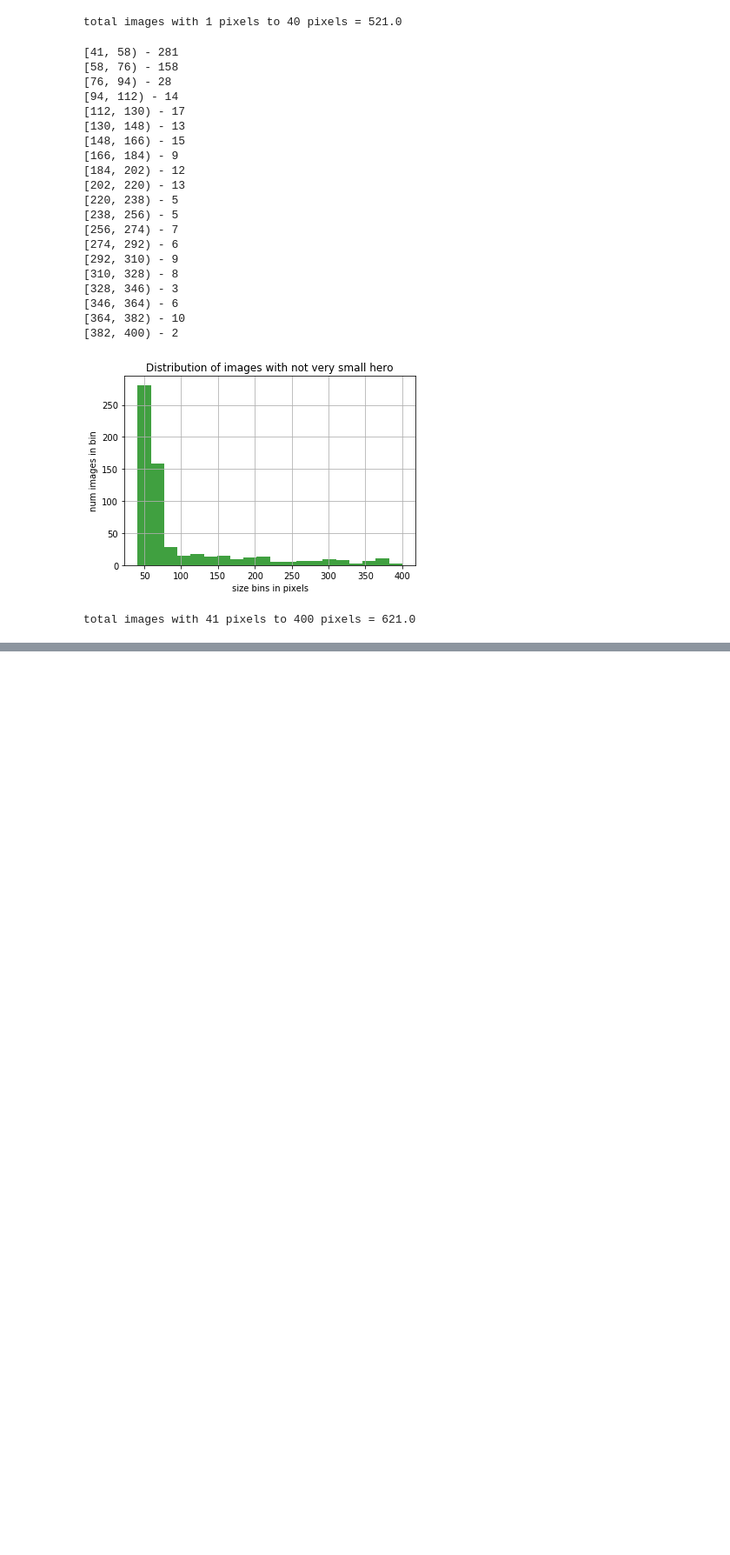
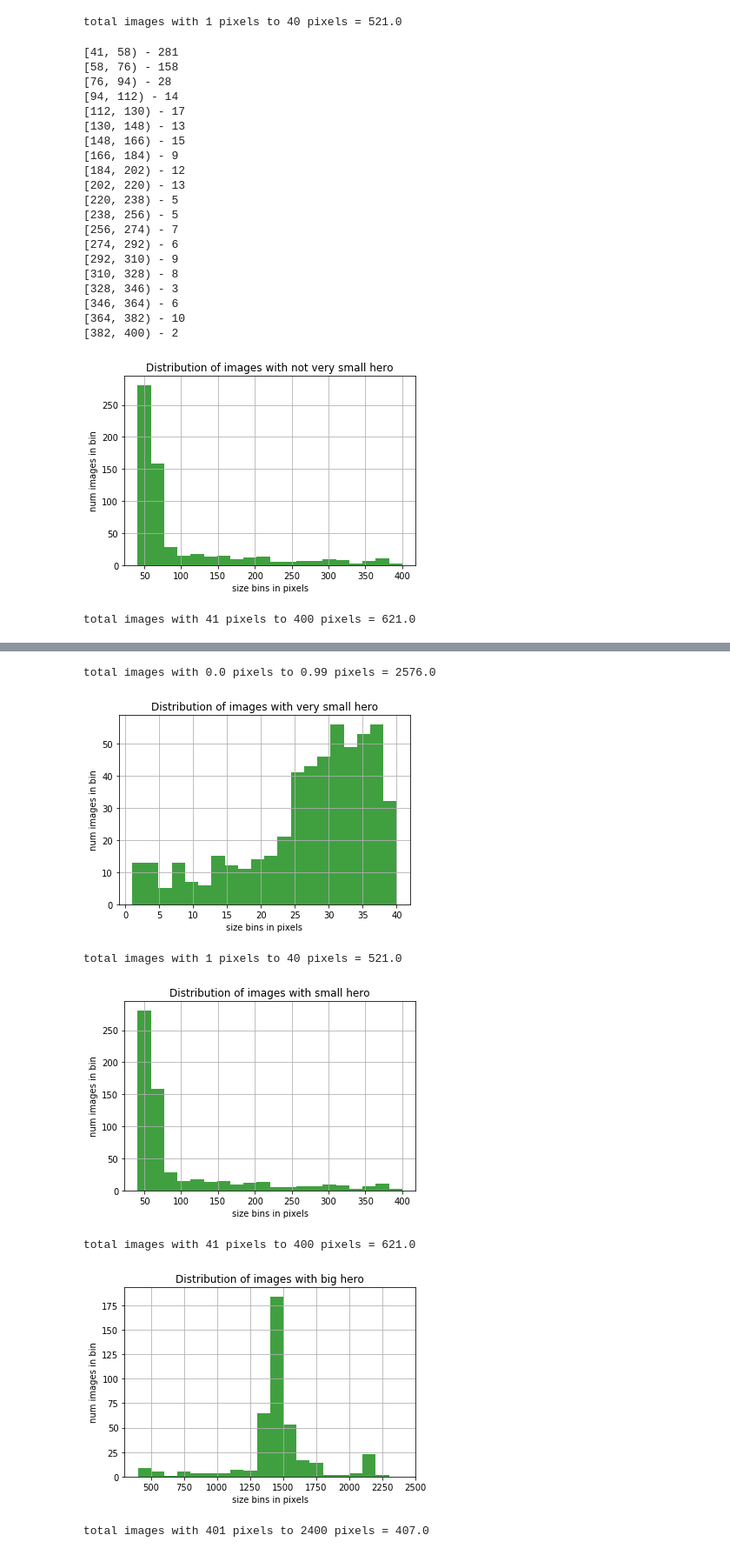
Before and after one commit to srini-x/RoboND-DeepLearning-Follow-Me, a Jupyter notebook: code/dataset_info.ipynb, the cells around one changed output, grey strips where cells are left out. Shown at 87% size. Drawn from its saved outputs; the diff is of its cells as text; code cells hidden in the pictures; blank space fills up the shorter version.

```diff
--- a/code/dataset_info.ipynb
+++ b/code/dataset_info.ipynb
@@ -25,14 +25,18 @@ def get_hero_percent(img_dir):
         percent_hero: percentage of images with hero in them
         total_files: total number of images
         num_blue_pix: a list of number of blue pixels per image
+        img_shape: x by y resolution of the images
 
     """
     total_files = 0
     total_hero = 0
     num_blue_pix = []
 
+
     os.chdir(img_dir)
-    for file in glob.glob("*.png"):
+    image_files = glob.glob("*.png")
+    img_shape = cv2.imread(image_files[0]).shape[:-1]
+    for file in image_files:
         total_files +=1
 
         img = cv2.imread(file)
@@ -44,7 +48,7 @@ def get_hero_percent(img_dir):
 
     percent_hero = 100. * total_hero / total_files
 
-    return percent_hero, total_files, num_blue_pix
+    return percent_hero, total_files, num_blue_pix, img_shape
 # %%
 def flip_and_save_images(img_dir, extension):
     """Doubles the image dataset by flipping each image. By Mithi Sevilla
@@ -65,7 +69,7 @@ def flip_and_save_images(img_dir, extension):
         flipped_img = np.fliplr(img)
         misc.imsave("flipped" + file, flipped_img)
 # %%
-def hero_distribution(input_data, title, num_bins, data_range, color='green'):
+def hero_distribution(input_data, title, num_bins, data_range, color='green', show_data=True):
     """Plots a histogram of input_data. By @robottrainer
 
     Looks through a directory for a given image file extension and flipps
@@ -82,9 +86,10 @@ def hero_distribution(input_data, title, num_bins, data_range, color='green'):
     # the histogram of the data
     n, bins, patches = plt.hist(input_data, bins=num_bins, range=data_range, facecolor=color, alpha=0.75)
 
-    bins_edges = [(int(x), int(bins[i+1])) for i, x in enumerate(bins[:-1])]
-    for binn, count in zip(bins_edges, n):
-        print('[{0}, {1}) - {2}'.format(binn[0], binn[1], int(count)))
+    if show_data:
+        bins_edges = [(int(x), int(bins[i+1])) for i, x in enumerate(bins[:-1])]
+        for binn, count in zip(bins_edges, n):
+            print('[{0}, {1}) - {2}'.format(binn[0], binn[1], int(count)))
 
     plt.xlabel('size bins in pixels')
     plt.ylabel('num images in bin')
@@ -101,7 +111,7 @@ train_masks = home[0] + "/Coursework/RoboND/robond-github/RoboND-DeepLearning-Pr
 train_images = home[0] + "/Coursework/RoboND/robond-github/RoboND-DeepLearning-Project/data/train/images/"
 # %%
 # check the percent of images with hero
-hero_percent, total_files, num_blues = get_hero_percent(train_masks)
+hero_percent, total_files, num_blues, img_shape = get_hero_percent(train_masks)
 
 print("{0:.2f}% of images contain the hero".format(hero_percent))
 print("total number of images =", total_files)
@@ -110,11 +120,10 @@ print("total number of images with hero =", total_files * hero_percent/100)
 print("length of blue pixel list =", len(num_blues))
 print("{0:.2f}% of files with > 0 blue pixels".format(np.count_nonzero(num_blues)/total_files * 100))
 
-num_blues_normed = [x/(256 * 256) * 100 for x in num_blues]
+num_blues_normed = [x/(img_shape[0] * img_shape[1]) for x in num_blues]
 
-print('min hero pixels =', min(num_blues))
-print('max hero pixels =', max(num_blues))
-print('mean hero pixels =', np.mean(num_blues))
+max_min_mean(num_blues)
+max_min_mean(num_blues_normed)
 # %% [output]
 37.64% of images contain the hero
 total number of images = 4131
@@ -328,3 +340,9 @@ hero_distribution(num_blues, 'Distribution of images with not very small hero',
 [382, 400) - 2
 [figure]
 total images with 41 pixels to 400 pixels = 621.0
+# %%
+hero_distribution(num_blues, 'Distribution of images with no hero', 2, (0.0, 0.99), 'green', False)
+hero_distribution(num_blues, 'Distribution of images with very small hero', 20, (1, 40), 'green', False)
+hero_distribution(num_blues, 'Distribution of images with small hero', 20, (41, 400), 'green', False)
+hero_distribution(num_blues, 'Distribution of images with big hero', 20, (401, 2400), 'green', False)
+# %% [output]
@@ -330,0 +350,7 @@ total images with 41 pixels to 400 pixels = 621.0
+total images with 0.0 pixels to 0.99 pixels = 2576.0
+[figure, added]
+total images with 1 pixels to 40 pixels = 521.0
+[figure, added]
+total images with 41 pixels to 400 pixels = 621.0
+[figure, added]
+total images with 401 pixels to 2400 pixels = 407.0
```
Also changed, not shown: parts of 9 cells of this notebook.
